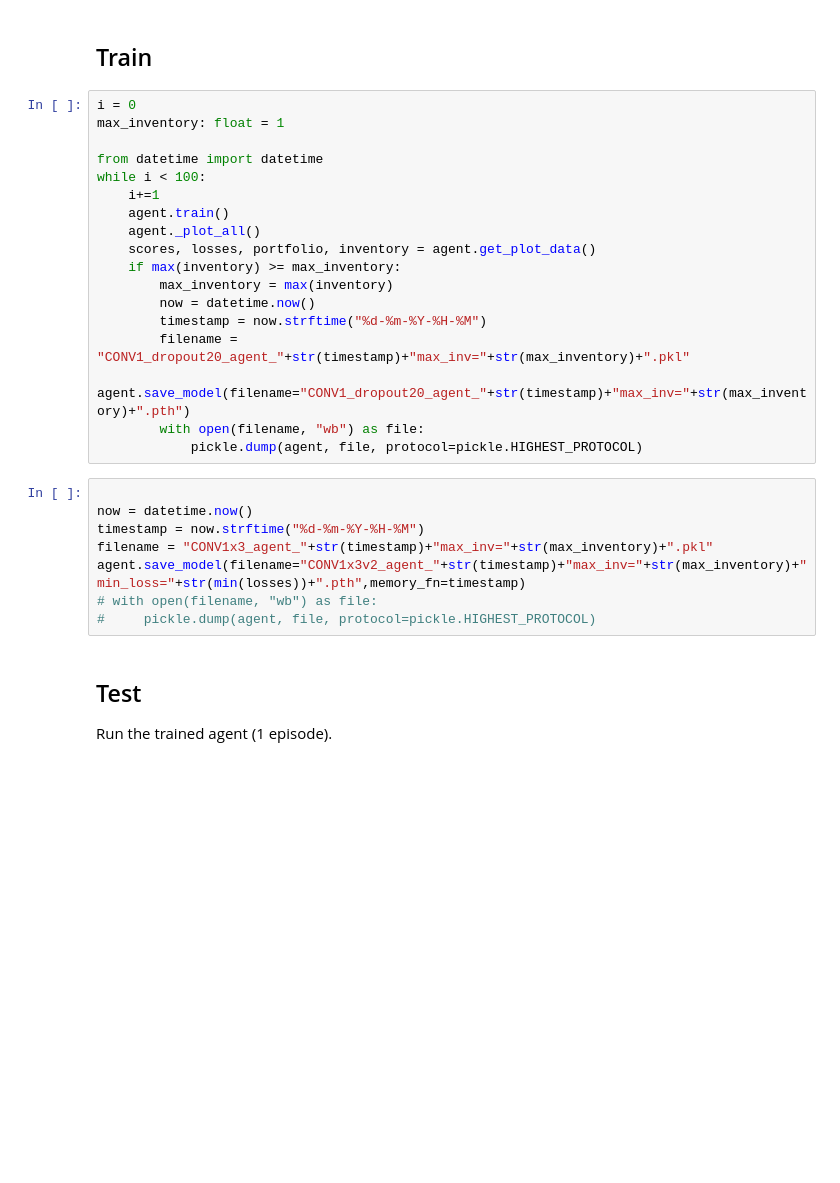
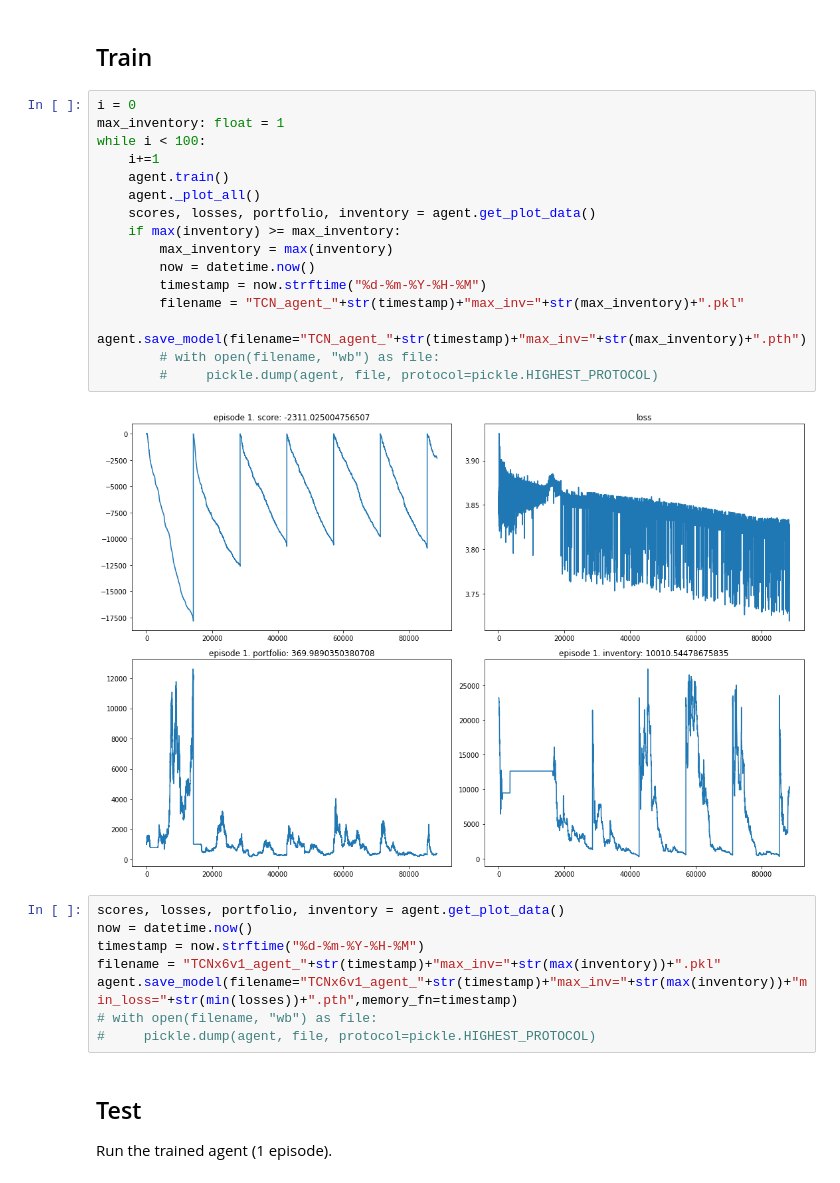
Before and after one commit to TNDC2002/project-RL304, a Jupyter notebook: train.ipynb, the cells around one changed output. Drawn from its saved outputs; the diff is of its cells as text; blank space fills up the shorter version.

```diff
--- a/train.ipynb
+++ b/train.ipynb
@@ -1228,27 +1503,27 @@ cuda
 # %%
 i = 0
 max_inventory: float = 1
-
-from datetime import datetime
 while i < 100:
     i+=1
     agent.train()
     agent._plot_all()
     scores, losses, portfolio, inventory = agent.get_plot_data()
     if max(inventory) >= max_inventory:
         max_inventory = max(inventory)
         now = datetime.now()
         timestamp = now.strftime("%d-%m-%Y-%H-%M")
-        filename = "CONV1_dropout20_agent_"+str(timestamp)+"max_inv="+str(max_inventory)+".pkl"
-        agent.save_model(filename="CONV1_dropout20_agent_"+str(timestamp)+"max_inv="+str(max_inventory)+".pth")
-        with open(filename, "wb") as file:
-            pickle.dump(agent, file, protocol=pickle.HIGHEST_PROTOCOL)
+        filename = "TCN_agent_"+str(timestamp)+"max_inv="+str(max_inventory)+".pkl"
+        agent.save_model(filename="TCN_agent_"+str(timestamp)+"max_inv="+str(max_inventory)+".pth")
+        # with open(filename, "wb") as file:
+        #     pickle.dump(agent, file, protocol=pickle.HIGHEST_PROTOCOL)
+# %% [output]
+[figure, added]
 # %%
-
+scores, losses, portfolio, inventory = agent.get_plot_data()
 now = datetime.now()
 timestamp = now.strftime("%d-%m-%Y-%H-%M")
-filename = "CONV1x3_agent_"+str(timestamp)+"max_inv="+str(max_inventory)+".pkl"
-agent.save_model(filename="CONV1x3v2_agent_"+str(timestamp)+"max_inv="+str(max_inventory)+"min_loss="+str(min(losses))+".pth",memory_fn=timestamp)
+filename = "TCNx6v1_agent_"+str(timestamp)+"max_inv="+str(max(inventory))+".pkl"
+agent.save_model(filename="TCNx6v1_agent_"+str(timestamp)+"max_inv="+str(max(inventory))+"min_loss="+str(min(losses))+".pth",memory_fn=timestamp)
 # with open(filename, "wb") as file:
 #     pickle.dump(agent, file, protocol=pickle.HIGHEST_PROTOCOL)
 # %% [markdown]
```
Also changed, not shown: parts of 59 cells of this notebook, 5 other files.
